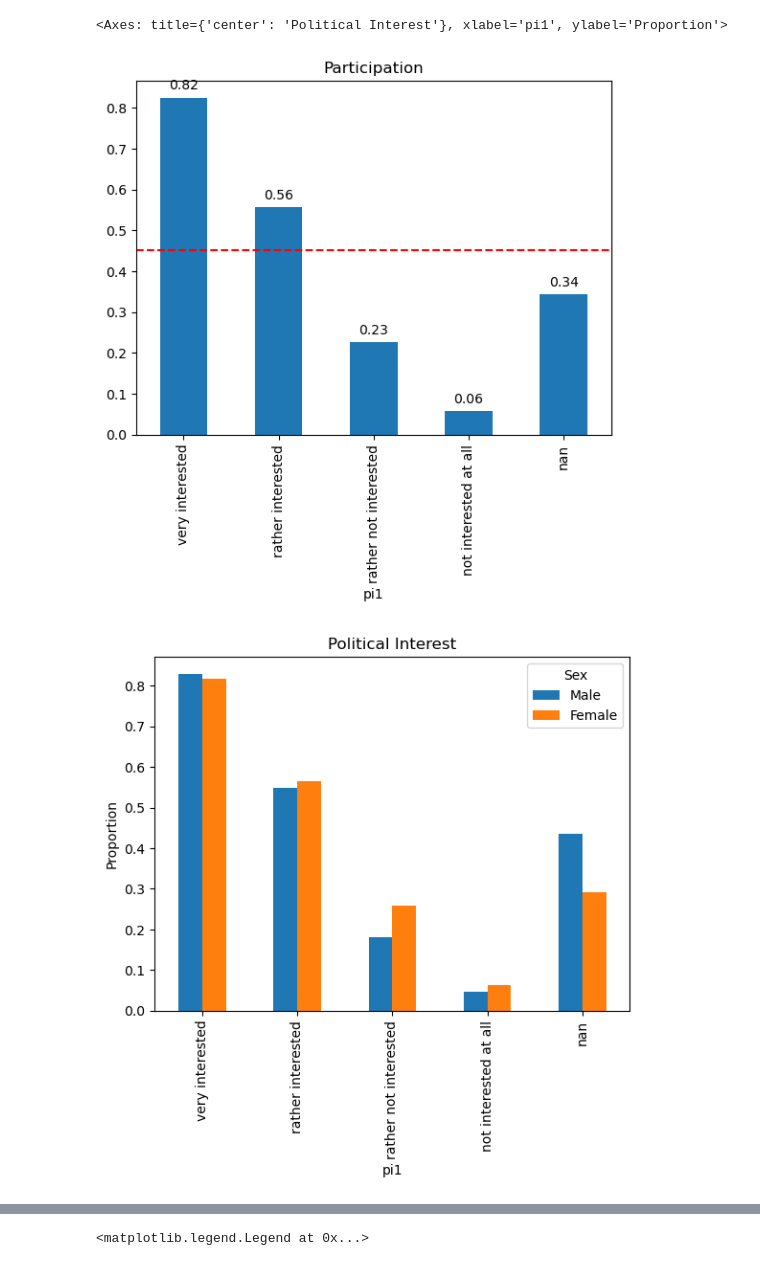
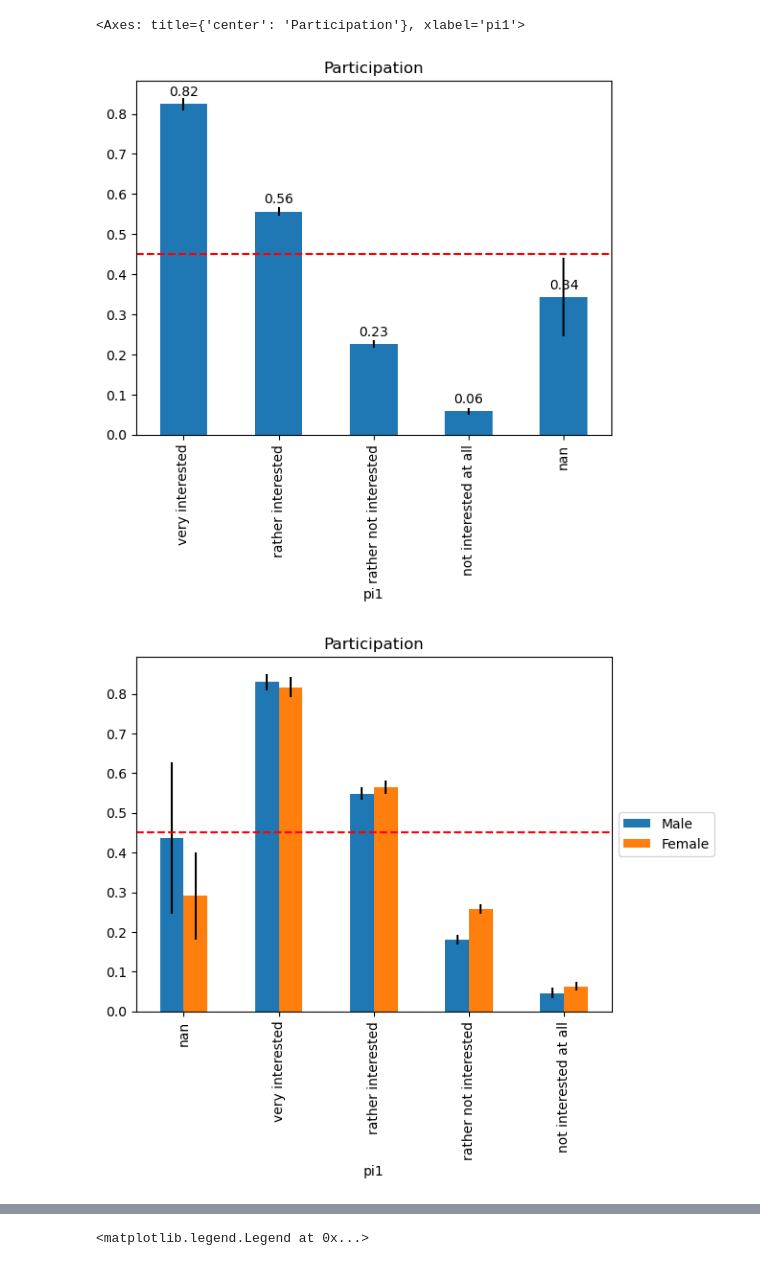
Before and after one commit to tschai-yim/swiss-elections-study, a Jupyter notebook: participation.ipynb, the cells around one changed output, grey strips where cells are left out. Cells and saved outputs as stored; diff of their text form; code cells hidden in the pictures.

```diff
--- a/participation.ipynb
+++ b/participation.ipynb
@@ -156,12 +176,12 @@ def plot_population(
 # %%
 REAL_2019_TURNOUT = 0.451
-print(f'Selects turnout: {mean_participation(selects_year_df):.3f}')
-print(f'Raw selects turnout: {mean_participation(raw_selects_year_df):.3f}')
+print(f'Selects turnout: {format_uncertain_value(*mean_participation(selects_year_df))}')
+print(f'Raw selects turnout: {format_uncertain_value(*mean_participation(raw_selects_year_df))}')
 print(f'BFS turnout: {REAL_2019_TURNOUT:.3f}')
 
 
 def _correct_participation(selects: pd.DataFrame) -> pd.DataFrame:
-    turnout = mean_participation(selects)
+    turnout = mean_participation(selects)['Value']
     corrected = selects.copy()
     voted_mask = corrected['vp1'] == 'yes'
     corrected.loc[voted_mask, 'weightc'] *= REAL_2019_TURNOUT / turnout
@@ -171,6 +191,6 @@ def _correct_participation(selects: pd.DataFrame) -> pd.DataFrame:
 
 corrected_selects_year_df = _correct_participation(selects_year_df)
 corrected_raw_selects_year_df = _correct_participation(raw_selects_year_df)
-print(f'Corrected selects turnout: {mean_participation(corrected_selects_year_df):.3f}')
-print(f'Corrected raw selects turnout: {mean_participation(corrected_raw_selects_year_df):.3f}')
+print(f'Corrected selects turnout: {format_uncertain_value(*mean_participation(corrected_selects_year_df))}')
+print(f'Corrected raw selects turnout: {format_uncertain_value(*mean_participation(corrected_raw_selects_year_df))}')
 # %% [output]
@@ -182,18 +202,18 @@ Corrected raw selects turnout: 0.451
 # %%
 interest_participation = get_mean_participation(corrected_selects_year_df.groupby('pi1', dropna=False, observed=False))
 interest_sex_participation = get_mean_participation(
     corrected_selects_year_df.groupby([SEX_ATTR, 'pi1'], dropna=False, observed=False)) \
     .unstack(level=SEX_ATTR)
 
-describe_participation_extremes(interest_participation)
+describe_participation_extremes(interest_participation['Value'])
 plot_participation(interest_participation)
-plot_interest_multiple(interest_sex_participation)
+plot_participation(interest_sex_participation)
 # %% [output]
 Participation Extremes by pi1:
   Lowest (not interested at all): 5.83% (0.07x of highest)
   Highest (very interested): 82.43% (14.15x of lowest)
-<Axes: title={'center': 'Political Interest'}, xlabel='pi1', ylabel='Proportion'>
+<Axes: title={'center': 'Participation'}, xlabel='pi1'>
-[figure, old version]
+[figure, new version]
-[figure, old version]
+[figure, new version]
 # %%
 describe_participation_extremes(
```
Also changed, not shown: parts of 14 cells of this notebook, 2 other files.
